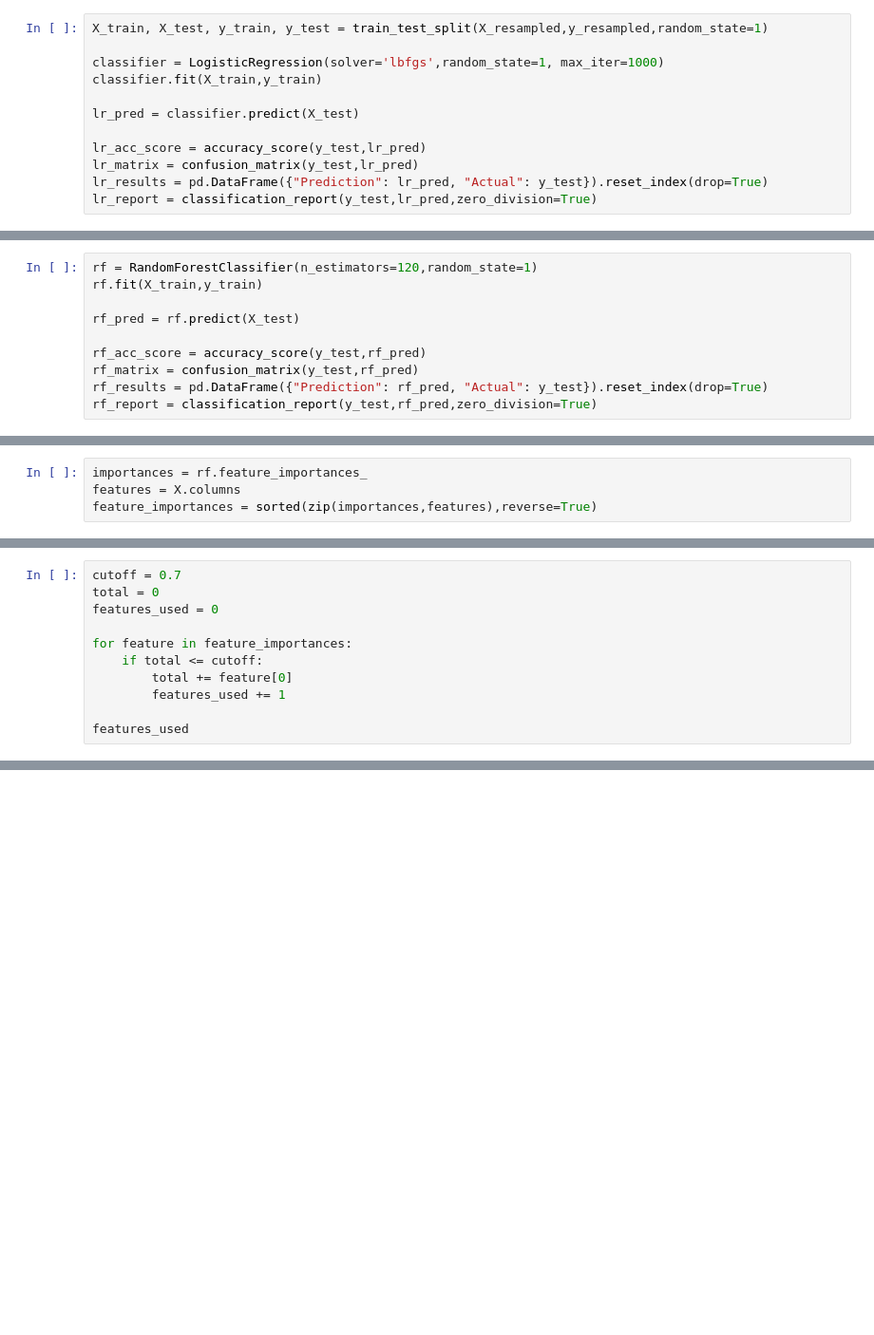
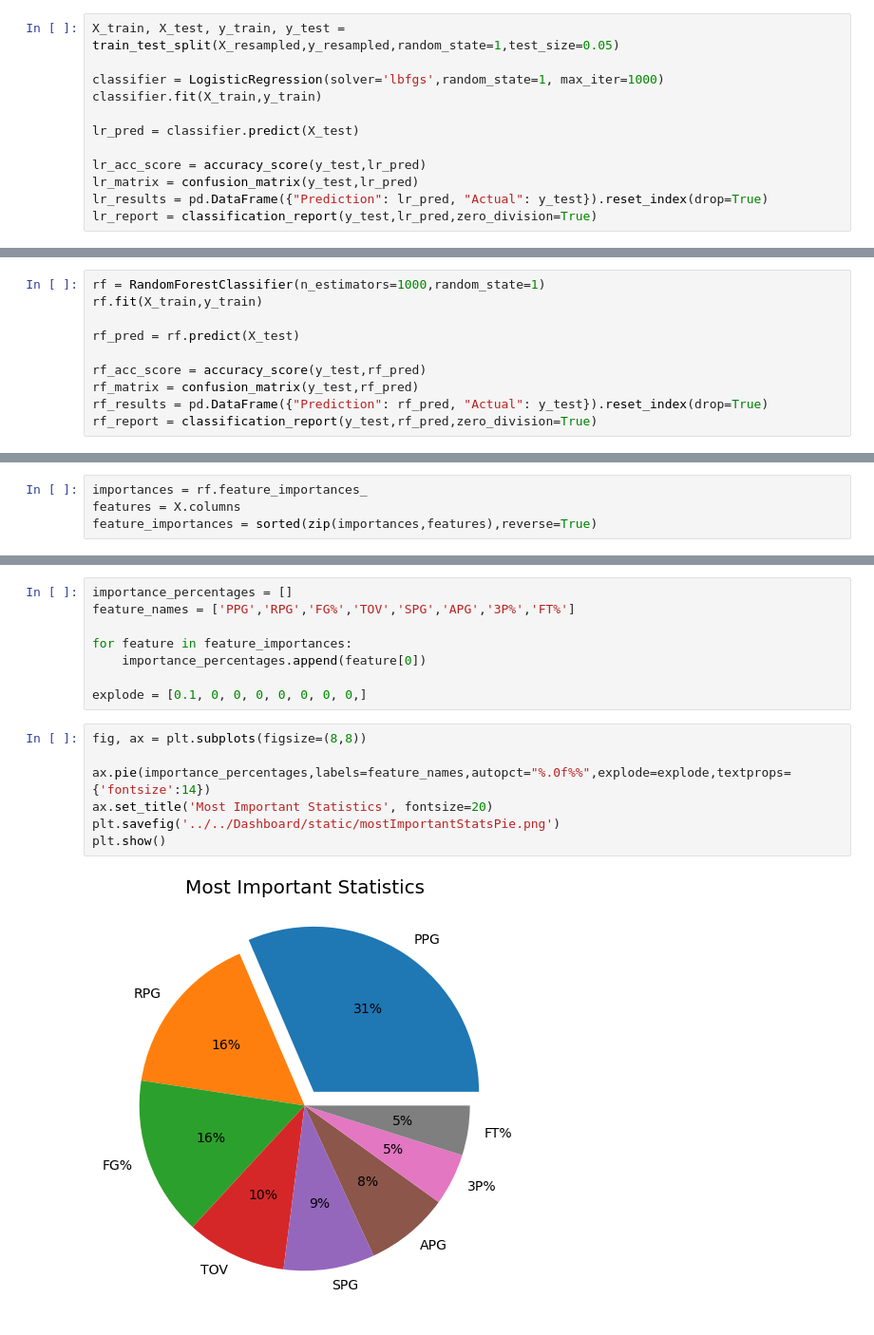
Before and after one commit to thorson-skywalker/NBA_draft_analysis, a Jupyter notebook: ML/test_file_archive/random_forest.ipynb, the cells around one changed output, grey strips where cells are left out. Shown at 95% size. Cells and saved outputs as stored; diff of their text form; blank space fills up the shorter version.

Commit message:
added mostImportantStatsPie.png

```diff
--- a/ML/test_file_archive/random_forest.ipynb
+++ b/ML/test_file_archive/random_forest.ipynb
@@ -24,7 +35,7 @@ y = numerical_df['Pk'].apply(lambda x: 1 if x <= 60 else 2)
 smoteenn = SMOTEENN(random_state=1)
 X_resampled, y_resampled = smoteenn.fit_resample(X,y)
 # %%
-X_train, X_test, y_train, y_test = train_test_split(X_resampled,y_resampled,random_state=1)
+X_train, X_test, y_train, y_test = train_test_split(X_resampled,y_resampled,random_state=1,test_size=0.05)
 
 classifier = LogisticRegression(solver='lbfgs',random_state=1, max_iter=1000)
 classifier.fit(X_train,y_train)
@@ -52,5 +63,5 @@ weighted avg       0.90      0.90      0.90       893
 # %%
-rf = RandomForestClassifier(n_estimators=120,random_state=1)
+rf = RandomForestClassifier(n_estimators=1000,random_state=1)
 rf.fit(X_train,y_train)
 
 rf_pred = rf.predict(X_test)
@@ -103,11 +101,0 @@ feature_importances
-# %%
-cutoff = 0.7
-total = 0
-features_used = 0
-
-for feature in feature_importances:
-    if total <= cutoff:
-        total += feature[0]
-        features_used += 1
-
-features_used
@@ -115,0 +102,17 @@ features_used
+# %%
+importance_percentages = []
+feature_names = ['PPG','RPG','FG%','TOV','SPG','APG','3P%','FT%']
+
+for feature in feature_importances:
+    importance_percentages.append(feature[0])
+
+explode = [0.1, 0, 0, 0, 0, 0, 0, 0,]
+# %%
+fig, ax = plt.subplots(figsize=(8,8))
+
+ax.pie(importance_percentages,labels=feature_names,autopct="%.0f%%",explode=explode,textprops={'fontsize':14})
+ax.set_title('Most Important Statistics', fontsize=20)
+plt.savefig('../../Dashboard/static/mostImportantStatsPie.png')
+plt.show()
+# %% [output]
+[figure, added]
```
Also changed, not shown: parts of 7 cells of this notebook, 1 other file.
